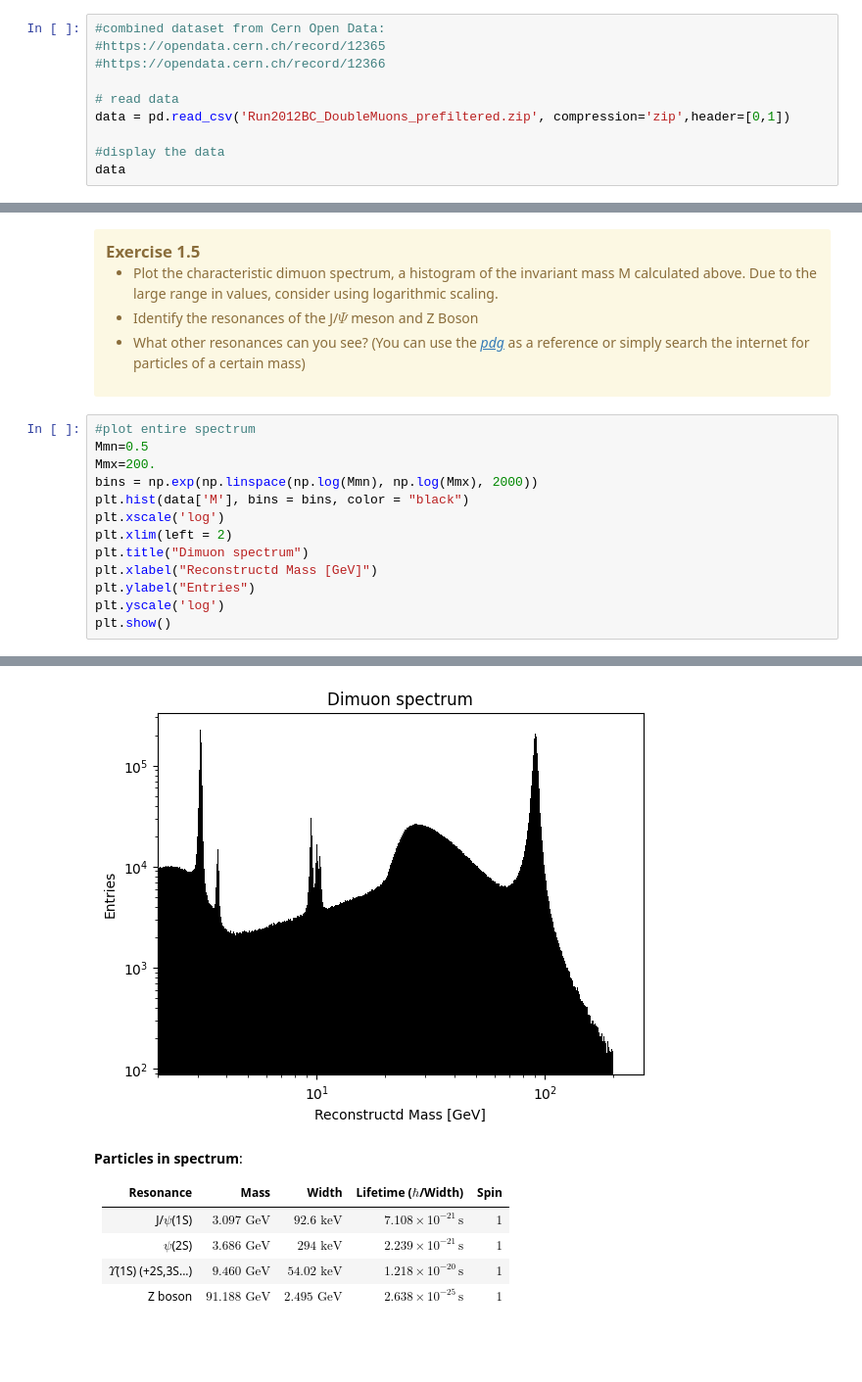
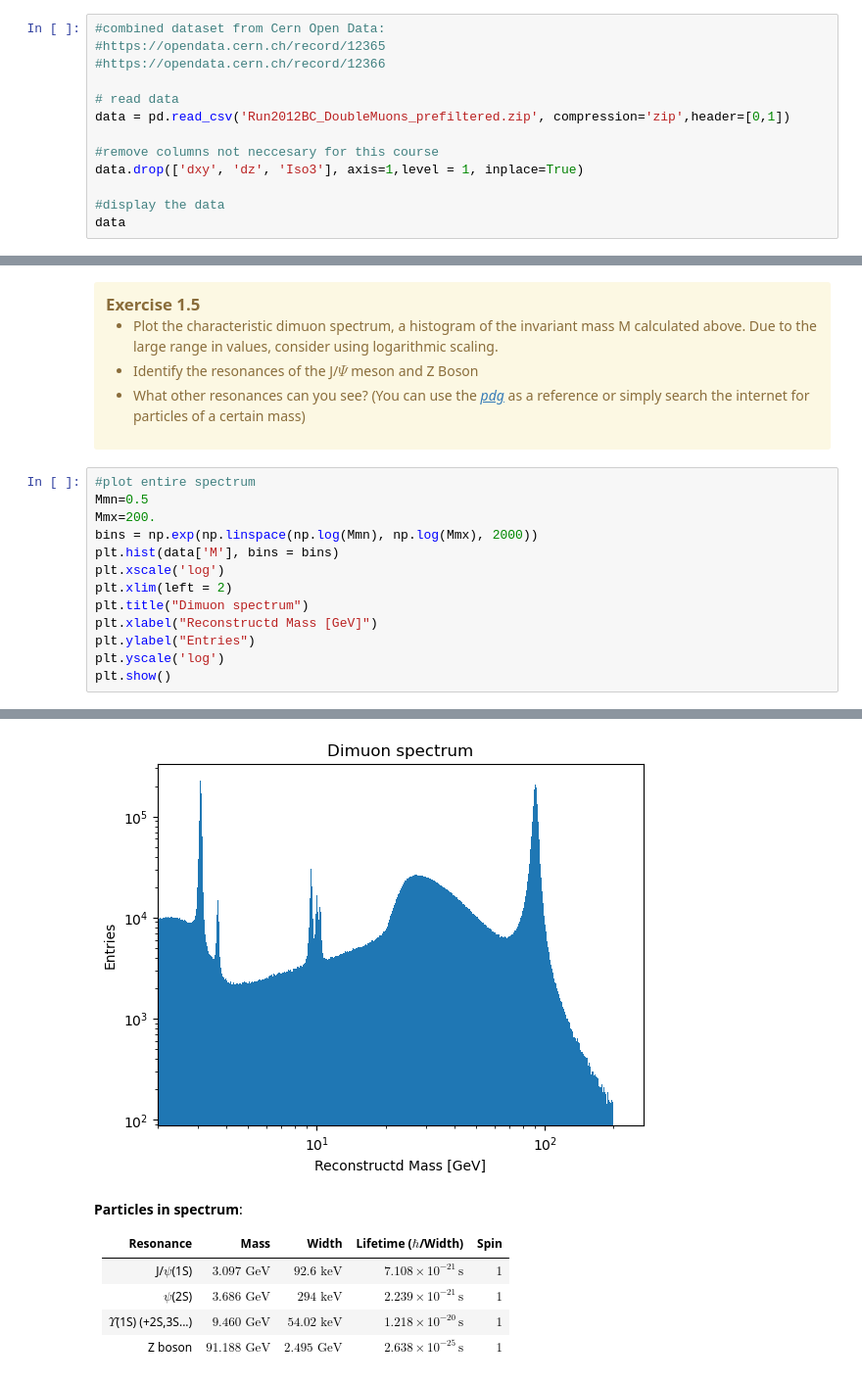
Before and after one commit to PhilipBarthelmae/zlab, a Jupyter notebook: ZExerciseMaster.ipynb, the cells around one changed output, grey strips where cells are left out. Shown at 98% size. Drawn from its saved outputs; the diff is of its cells as text; blank space fills up the shorter version.

```diff
--- a/ZExerciseMaster.ipynb
+++ b/ZExerciseMaster.ipynb
@@ -143,6 +141,9 @@ Let's start by loading the dataset:
 # read data
 data = pd.read_csv('Run2012BC_DoubleMuons_prefiltered.zip', compression='zip',header=[0,1])
 
+#remove columns not neccesary for this course
+data.drop(['dxy', 'dz', 'Iso3'], axis=1,level = 1, inplace=True)
+
 #display the data
 data
 # %% [output]
@@ -422,7 +421,7 @@ data
 Mmn=0.5
 Mmx=200.
 bins = np.exp(np.linspace(np.log(Mmn), np.log(Mmx), 2000))
-plt.hist(data['M'], bins = bins, color = "black")
+plt.hist(data['M'], bins = bins)
 plt.xscale('log')
 plt.xlim(left = 2)
 plt.title("Dimuon spectrum")
@@ -435,4 +433,4 @@ plt.show()
-[figure, old version]
+[figure, new version]
 # %% [markdown]
 **Particles in spectrum**:
 
```
Also changed, not shown: parts of 47 cells of this notebook.
